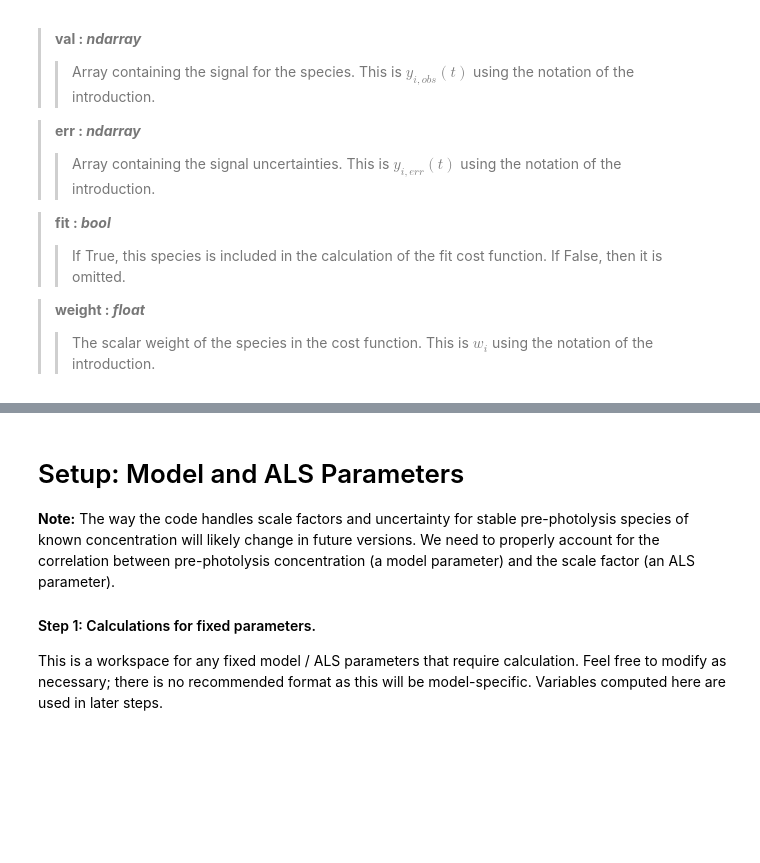
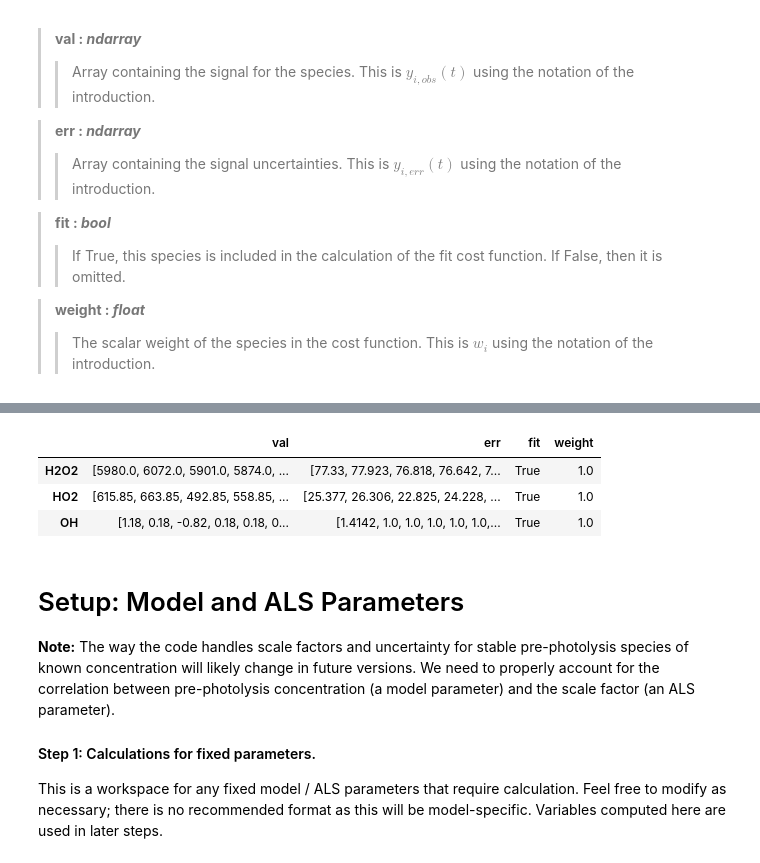
Before and after one commit to mdsmarte/ALS-Kinetic-Model, a Jupyter notebook: ex_notebook_1.ipynb, the cells around one changed output, grey strips where cells are left out. Drawn from its saved outputs; the diff is of its cells as text; code cells hidden in the pictures; blank space fills up the shorter version.

```diff
--- a/ex_notebook_1.ipynb
+++ b/ex_notebook_1.ipynb
@@ -140,6 +140,8 @@ drop_indices = np.concatenate((np.arange(idx_start),np.arange(idx_end+1,t.size))
 t = t[idx_start:idx_end+1]
 df_val = df_val.drop(drop_indices, axis=0).reset_index(drop=True)
 df_err = df_err.drop(drop_indices, axis=0).reset_index(drop=True)
+
+t_tmp_star = t # DEBUG
 # %% [markdown]
 #### Step 2: Organize species data into a DataFrame.
 
@@ -173,0 +163,76 @@ display(df_data)
+# %%
+df_data = {}
+df_data['H2O2'] = {'val':df_val['H2O2'].values, 'err':df_err['H2O2'].values, 'fit':True, 'weight':1.0}
+df_data['HO2']  = {'val':df_val['HO2'].values,  'err':df_err['HO2'].values,  'fit':True, 'weight':1.0}
+df_data['OH']   = {'val':df_val['OH'].values,   'err':df_err['OH'].values,   'fit':True, 'weight':1.0}
+df_data = pd.DataFrame.from_dict(df_data, orient='index')
+
+#DEBUG
+
+'''
+import matplotlib.pyplot as plt
+% matplotlib notebook
+
+
+c = {}
+for species in df_data.index:
+    c[species] = df_data.at[species,'val']
+c = pd.DataFrame.from_dict(c)
+
+#M = len(t)
+#idx = np.random.choice(M, M)
+#t_tmp = t[idx]
+#c_tmp = c.iloc[idx,c.columns.get_loc('HO2')]
+#print(len(c_tmp.values))
+
+t_tmp = t.copy()
+np.random.shuffle(t_tmp)
+idx = [np.abs(t - t_tmp[_]).argmin() for _ in range(len(t))]
+c_tmp = c.iloc[idx,c.columns.get_loc('HO2')].values
+
+print(t[idx])
+print(t_tmp)
+
+plt.figure()
+plt.plot(t_tmp, c_tmp, 'o')
+plt.show()
+'''
+
+t = t_tmp_star
+
+
+idx_data = (t >= -0.5)
+
+t_tmp = t[idx_data].copy()
+np.random.shuffle(t_tmp)
+idx_i = [np.abs(t[idx_data] - t_tmp[_]).argmin() for _ in range(sum(idx_data))]
+t = t[idx_data][idx_i]
+
+for species in df_data.index:
+    df_data.at[species,'val'] = df_data.at[species,'val'][idx_data][idx_i]
+    df_data.at[species,'err'] = df_data.at[species,'err'][idx_data][idx_i]
+
+import matplotlib.pyplot as plt
+plt.figure()
+plt.plot(t_tmp, df_data.at['HO2','val'], 'o')
+plt.show()
+
+
+'''
+t = np.flip(t,0)
+for species in df_data.index:
+    df_data.at[species,'val'] = np.flip(df_data.at[species,'val'],0)
+    df_data.at[species,'err'] = np.flip(df_data.at[species,'err'],0)
+
+print(t)
+
+import matplotlib.pyplot as plt
+plt.figure()
+plt.plot(t, df_data.at['HO2','val'], 'o')
+plt.show()
+'''
+
+# END DEBUG
+
+display(df_data)
+# %% [output]
@@ -174,3 +241,7 @@ display(df_data)
+|  | val | err | fit | weight |
+| H2O2 | [5980.0, 6072.0, 5901.0, 5874.0, ... | [77.33, 77.923, 76.818, 76.642, 7... | True | 1.0 |
+| HO2 | [615.85, 663.85, 492.85, 558.85, ... | [25.377, 26.306, 22.825, 24.228, ... | True | 1.0 |
+| OH | [1.18, 0.18, -0.82, 0.18, 0.18, 0... | [1.4142, 1.0, 1.0, 1.0, 1.0, 1.0,... | True | 1.0 |
 # %% [markdown]
 # Setup: Model and ALS Parameters
 
```
Also changed, not shown: parts of 5 cells of this notebook, 3 other files.
